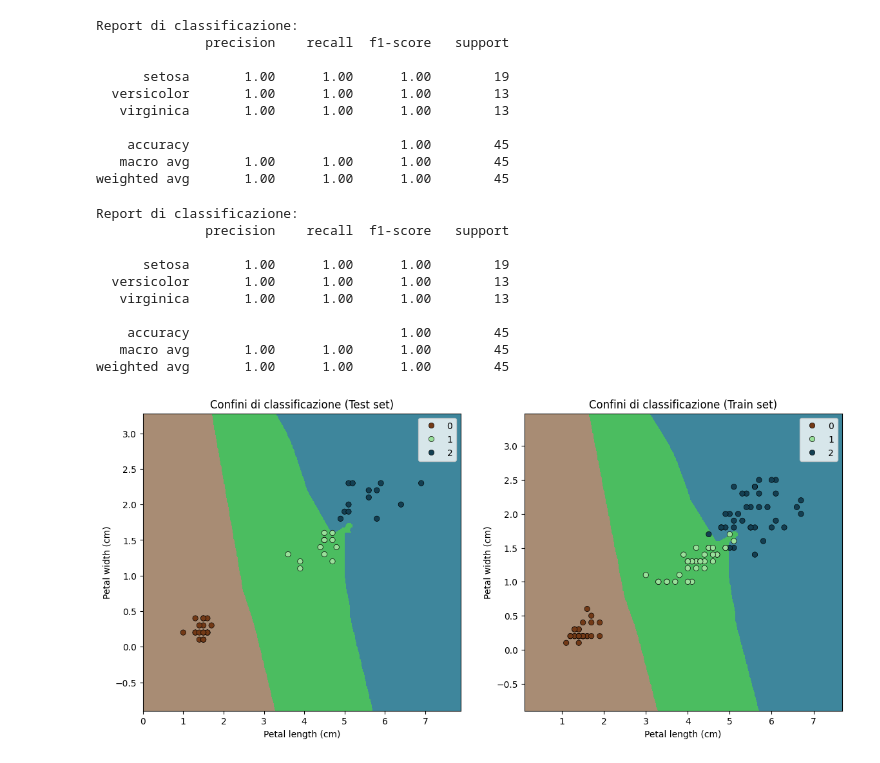
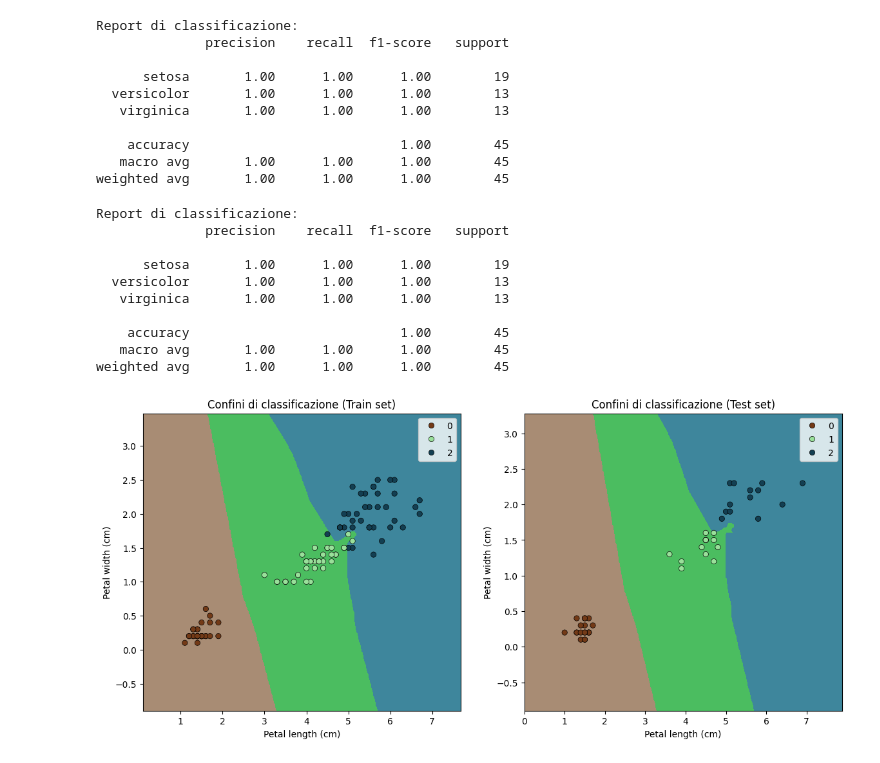
Before and after one commit to lorenzo-arcioni/MachineLearning-training, a Jupyter notebook: Algorithms/KNN/Notebooks/classificazione_iris.ipynb, the cells around one changed output. Cells and saved outputs as stored; diff of their text form; code cells hidden in the pictures.

```diff
--- a/Algorithms/KNN/Notebooks/classificazione_iris.ipynb
+++ b/Algorithms/KNN/Notebooks/classificazione_iris.ipynb
@@ -126,33 +126,33 @@ def plot_decision_boundaries(X, y, model, ax, title):
     sns.scatterplot(x=X[:, 0], y=X[:, 1], hue=y,
                     palette=cmap_bold, alpha=1.0, edgecolor="k", ax=ax)
     ax.set_title(title)
     ax.set_xlabel('Petal length (cm)')
     ax.set_ylabel('Petal width (cm)')
 
 # Report di classificazione
 class_report = classification_report(y_test, y_pred, target_names=iris.target_names)
 print('Report di classificazione:')
 print(class_report)
 
 # Creare la figura e gli assi per i subplot
 fig, axs = plt.subplots(1, 2, figsize=(14, 6))
 
 # Plot dei dati di train con i confini di classificazione
-plot_decision_boundaries(X_train, y_train, knn, axs[1], "Confini di classificazione (Train set)")
+plot_decision_boundaries(X_train, y_train, knn, axs[0], "Confini di classificazione (Train set)")
 
 # Plot dei dati di test con i confini di classificazione
-plot_decision_boundaries(X_test, y_test, knn, axs[0], "Confini di classificazione (Test set)")
+plot_decision_boundaries(X_test, y_test, knn, axs[1], "Confini di classificazione (Test set)")
 
 plt.show()
 # %% [output]
 Report di classificazione:
               precision    recall  f1-score   support
 
       setosa       1.00      1.00      1.00        19
   versicolor       1.00      1.00      1.00        13
    virginica       1.00      1.00      1.00        13
 
     accuracy                           1.00        45
    macro avg       1.00      1.00      1.00        45
 weighted avg       1.00      1.00      1.00        45
-[figure, old version]
+[figure, new version]
```
Also changed, not shown: parts of 1 cell of this notebook, 1 other file.
